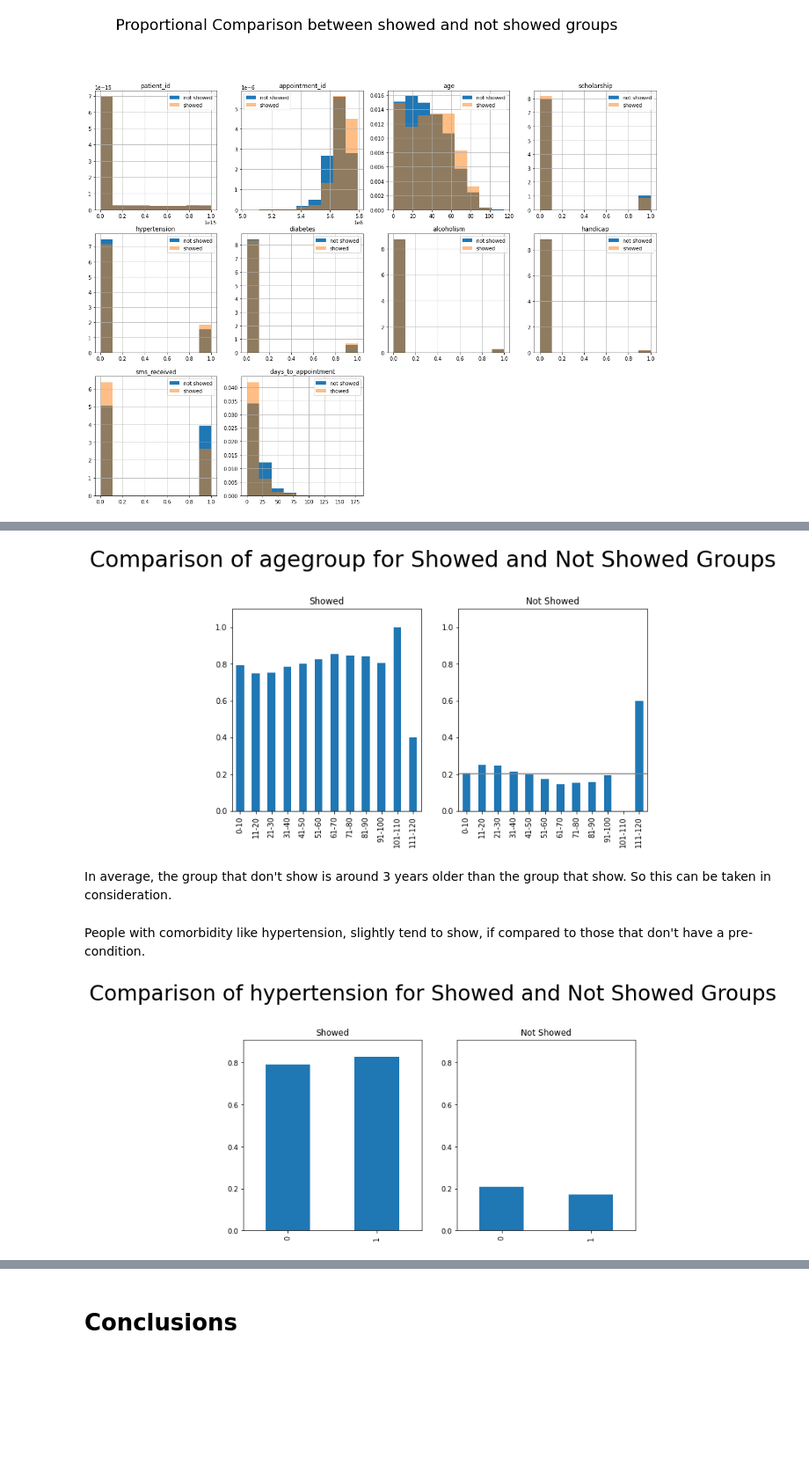
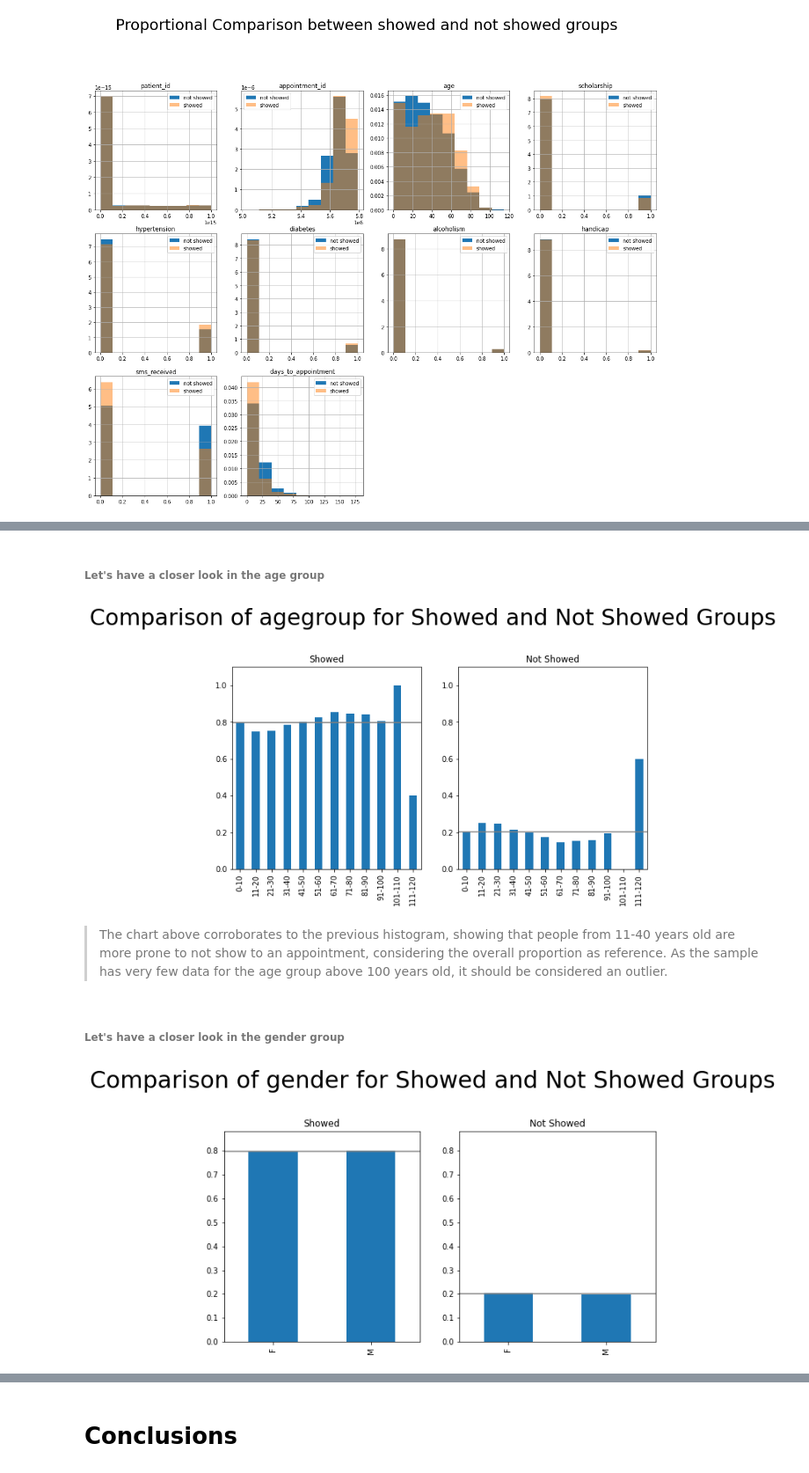
Before and after one commit to luiziurk/python_scripts, a Jupyter notebook: Datasets/project_2/Project 2_Udacity.ipynb, the cells around one changed output, grey strips where cells are left out. Shown: that part at 88% size. Cells and saved outputs as stored; diff of their text form; code cells hidden in the pictures; blank space fills up the shorter version.

```diff
--- a/Datasets/project_2/Project 2_Udacity.ipynb
+++ b/Datasets/project_2/Project 2_Udacity.ipynb
@@ -398,0 +431,3 @@ df_noshow_clnd.shape
+# %%
+df_noshow_clnd["agegroup"] = df_noshow_clnd["agegroup"].fillna("0-10")
+df_noshow_clnd.info()
@@ -430,14 +489,24 @@ According to the histogram, despite all the groups share almost the same frequen
+# %% [markdown]
+###### Let's have a closer look in the age group
 # %%
 class_plot(df_showed, df_not_showed, 'Showed', 'Not Showed', 'agegroup')
 # Adding the no_show proportion as reference bar to highlight the groups
+plt.subplot(1, 2, 1)
+plt.axhline(1-no_show_proportion, color = 'gray');
+plt.subplot(1, 2, 2)
 plt.axhline(no_show_proportion, color = 'gray');
 # %% [output]
-[figure, old version]
+[figure, new version]
-# %% [markdown]
-In average, the group that don't show is around 3 years older than the group that show. So this can be taken in consideration.
-# %% [markdown]
-People with comorbidity like hypertension, slightly tend to show, if compared to those that don't have a pre-condition.
+# %% [markdown]
+> The chart above corroborates to the previous histogram, showing that people from 11-40 years old are more prone to not show to an appointment, considering the overall proportion as reference.
+As the sample has very few data for the age group above 100 years old, it should be considered an outlier.
+# %% [markdown]
+###### Let's have a closer look in the gender group
 # %%
-class_plot(df_showed, df_not_showed, 'Showed', 'Not Showed', 'hypertension')
+class_plot(df_showed, df_not_showed, 'Showed', 'Not Showed', 'gender')
+plt.subplot(1, 2, 1)
+plt.axhline(1-no_show_proportion, color = 'gray');
+plt.subplot(1, 2, 2)
+plt.axhline(no_show_proportion, color = 'gray');
 # %% [output]
-[figure, old version]
+[figure, new version]
```
Also changed, not shown: parts of 41 cells of this notebook.
